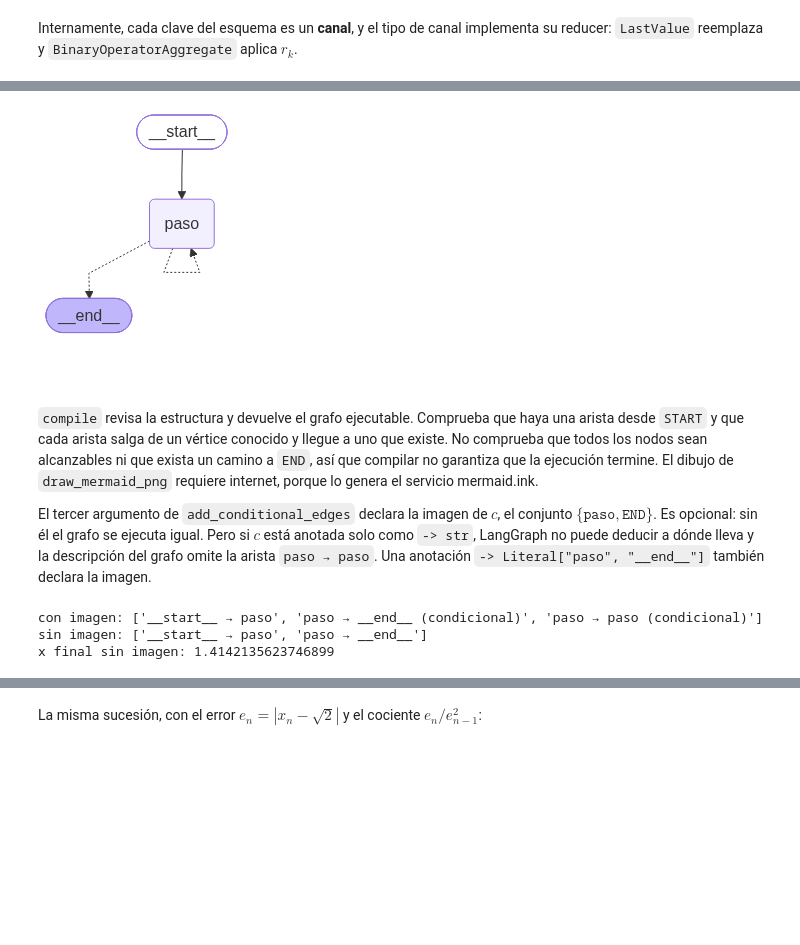
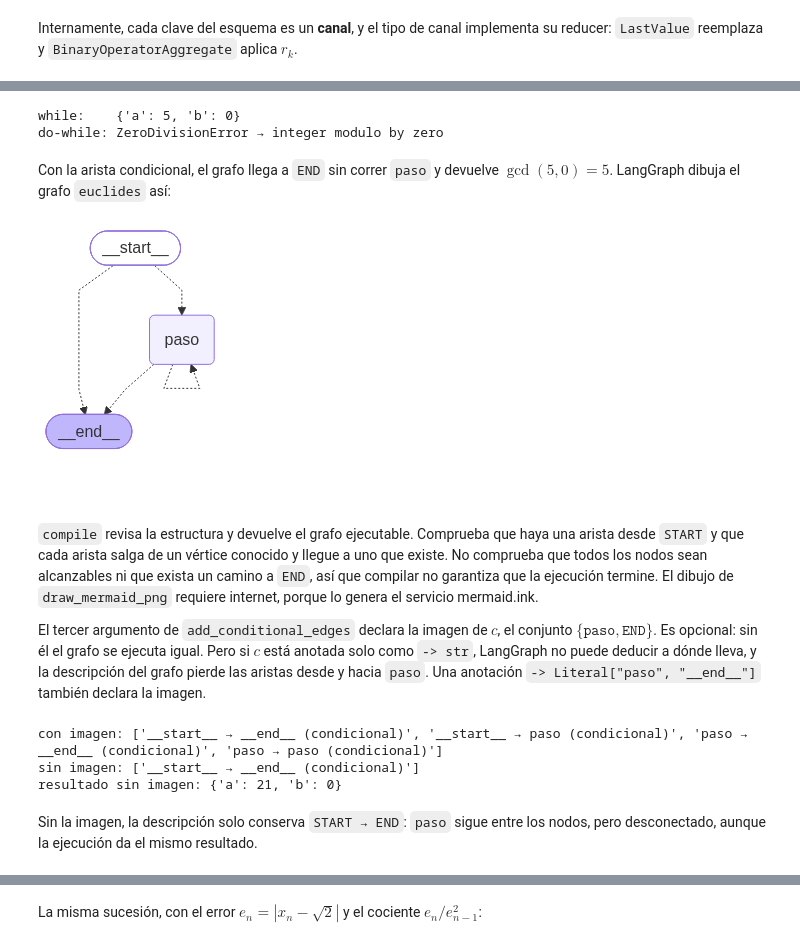
Before and after one commit to B3njjaman/LangGraph, a Jupyter notebook: modulos/modulo-1/01_grafo_sin_modelo.ipynb, the cells around one changed output, grey strips where cells are left out. Drawn from its saved outputs; the diff is of its cells as text; code cells hidden in the pictures; blank space fills up the shorter version.

```diff
--- a/modulos/modulo-1/01_grafo_sin_modelo.ipynb
+++ b/modulos/modulo-1/01_grafo_sin_modelo.ipynb
@@ -33,0 +95,28 @@ def df(x: float) -> float:
+# %%
+from typing_extensions import TypedDict
+
+from langgraph.graph import END, START, StateGraph
+
+
+class EstadoMCD(TypedDict):
+    a: int
+    b: int
+
+
+def paso(s: EstadoMCD) -> dict:
+    """La caja: a, b ← b, a mod b."""
+    return {"a": s["b"], "b": s["a"] % s["b"]}
+
+
+def continuar(s: EstadoMCD) -> str:
+    """El rombo: sigue con paso mientras b ≠ 0."""
+    return "paso" if s["b"] != 0 else END
+
+
+constructor = StateGraph(EstadoMCD)
+constructor.add_node("paso", paso)
+constructor.add_conditional_edges(START, continuar, ["paso", END])
+constructor.add_conditional_edges("paso", continuar, ["paso", END])
+euclides = constructor.compile()
+
+euclides.invoke({"a": 1071, "b": 462})
@@ -168,17 +283,34 @@ newton = constructor.compile()
+# %%
+constructor = StateGraph(EstadoMCD)
+constructor.add_node("paso", paso)
+constructor.add_edge(START, "paso")  # do … while: paso corre antes de preguntar
+constructor.add_conditional_edges("paso", continuar, ["paso", END])
+hacer_mientras = constructor.compile()
+
+print("while:   ", euclides.invoke({"a": 5, "b": 0}))
+try:
+    hacer_mientras.invoke({"a": 5, "b": 0})
+except ZeroDivisionError as error:
+    print("do-while:", type(error).__name__, "→", error)
+# %% [output]
+while:    {'a': 5, 'b': 0}
+do-while: ZeroDivisionError → integer modulo by zero
+# %% [markdown]
+Con la arista condicional, el grafo llega a `END` sin correr `paso` y devuelve $\gcd(5, 0) = 5$. LangGraph dibuja el grafo `euclides` así:
 # %%
 from IPython.display import Image, display
 
-display(Image(newton.get_graph().draw_mermaid_png()))
+display(Image(euclides.get_graph().draw_mermaid_png()))
 # %% [output]
-[figure, old version]
+[figure, new version]
 # %% [markdown]
 `compile` revisa la estructura y devuelve el grafo ejecutable. Comprueba que haya una arista desde `START` y que cada arista salga de un vértice conocido y llegue a uno que existe. No comprueba que todos los nodos sean alcanzables ni que exista un camino a `END`, así que compilar no garantiza que la ejecución termine. El dibujo de `draw_mermaid_png` requiere internet, porque lo genera el servicio mermaid.ink.
 
-El tercer argumento de `add_conditional_edges` declara la imagen de $c$, el conjunto $\{\texttt{paso}, \texttt{END}\}$. Es opcional: sin él el grafo se ejecuta igual. Pero si $c$ está anotada solo como `-> str`, LangGraph no puede deducir a dónde lleva y la descripción del grafo omite la arista `paso → paso`. Una anotación `-> Literal["paso", "__end__"]` también declara la imagen.
+El tercer argumento de `add_conditional_edges` declara la imagen de $c$, el conjunto $\{\texttt{paso}, \texttt{END}\}$. Es opcional: sin él el grafo se ejecuta igual. Pero si $c$ está anotada solo como `-> str`, LangGraph no puede deducir a dónde lleva, y la descripción del grafo pierde las aristas desde y hacia `paso`. Una anotación `-> Literal["paso", "__end__"]` también declara la imagen.
 # %%
-constructor = StateGraph(EstadoNewton)
+constructor = StateGraph(EstadoMCD)
 constructor.add_node("paso", paso)
-constructor.add_edge(START, "paso")
+constructor.add_conditional_edges(START, continuar)
 constructor.add_conditional_edges("paso", continuar)
 sin_imagen = constructor.compile()
 
@@ -190,11 +322,13 @@ def aristas(grafo) -> list[str]:
     )
 
 
-print("con imagen:", aristas(newton))
+print("con imagen:", aristas(euclides))
 print("sin imagen:", aristas(sin_imagen))
-print("x final sin imagen:", sin_imagen.invoke({"x": 1.0, "n": 0})["x"])
+print("resultado sin imagen:", sin_imagen.invoke({"a": 1071, "b": 462}))
 # %% [output]
-con imagen: ['__start__ → paso', 'paso → __end__ (condicional)', 'paso → paso (condicional)']
-sin imagen: ['__start__ → paso', 'paso → __end__']
-x final sin imagen: 1.4142135623746899
+con imagen: ['__start__ → __end__ (condicional)', '__start__ → paso (condicional)', 'paso → __end__ (condicional)', 'paso → paso (condicional)']
+sin imagen: ['__start__ → __end__ (condicional)']
+resultado sin imagen: {'a': 21, 'b': 0}
+# %% [markdown]
+Sin la imagen, la descripción solo conserva `START → END`: `paso` sigue entre los nodos, pero desconectado, aunque la ejecución da el mismo resultado.
 # %% [markdown]
```
Also changed, not shown: parts of 65 cells of this notebook, 2 other files.
